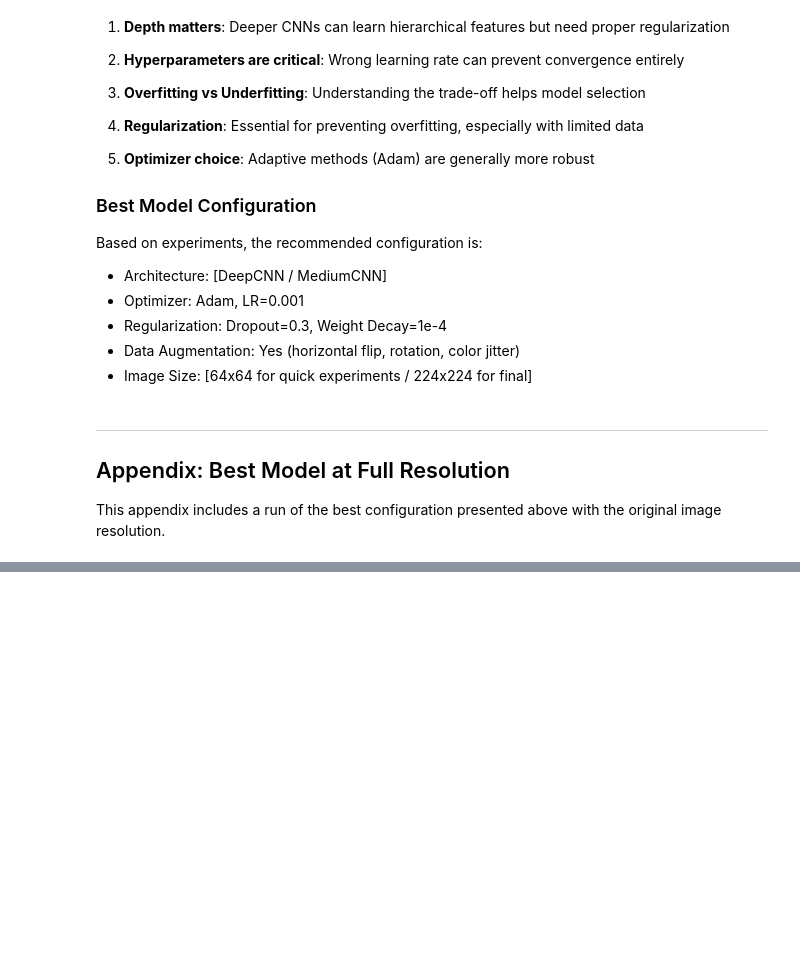
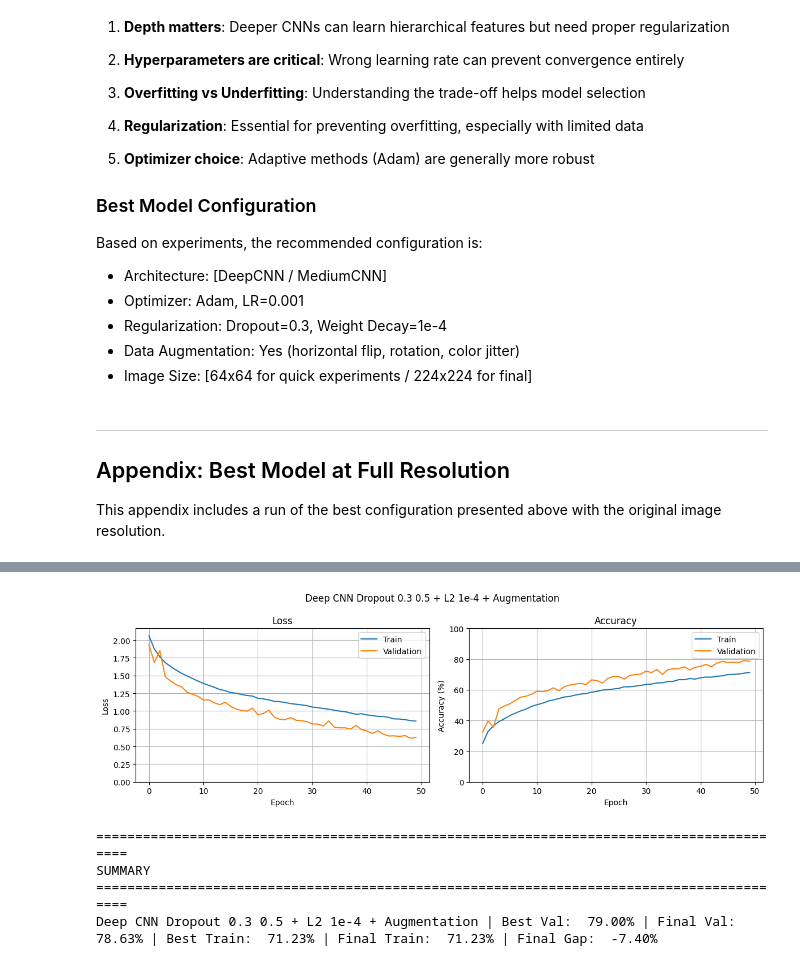
Before and after one commit to marcosncosta1/DeepLearning_practical_1, a Jupyter notebook: cnn_experiments.ipynb, the cells around one changed output, grey strips where cells are left out. Cells and saved outputs as stored; diff of their text form; code cells hidden in the pictures; blank space fills up the shorter version.

Commit message:
Best Model at full resolution

```diff
--- a/cnn_experiments.ipynb
+++ b/cnn_experiments.ipynb
@@ -255,11 +258,9 @@ def get_working_dir():
         return os.getcwd()
 
 
-def train_model(model, train_loader, val_loader, config, device=device, use_wandb=True):
+def train_model(model, train_loader, val_loader, config, device=device, wandb=True):
     """
     Full training loop with W&B logging.
-
-    use_wandb: if True, log to Weights & Biases. Named use_wandb (not wandb) so the wandb package is not shadowed.
 
     config dict should contain:
         - experiment: experiment name
@@ -274,14 +275,14 @@ def train_model(model, train_loader, val_loader, config, device=device, use_wand
 
     model_name = config.get('model_name', 'unnamed_model')
 
-    if use_wandb:
+    if wandb:
         run = wandb.init(
             project=WANDB_PROJECT,
             entity=WANDB_ENTITY,
             name=f"{config.get('experiment', 'unnamed_experiment')}_{model_name}",
             config=config,
             reinit=True
-        )
+    )
 
     criterion = nn.CrossEntropyLoss()
     opt_name = config.get('optimizer', 'adam').lower()
@@ -308,7 +309,7 @@ def train_model(model, train_loader, val_loader, config, device=device, use_wand
     model = model.to(device)
 
     # Log model architecture
-    if use_wandb:
+    if wandb:
         wandb.watch(model, log='all', log_freq=100)
 
     for epoch in range(epochs):
@@ -316,7 +317,7 @@ def train_model(model, train_loader, val_loader, config, device=device, use_wand
         val_loss, val_acc = evaluate(model, val_loader, criterion, device)
 
         # Log metrics to W&B
-        if use_wandb:
+        if wandb:
             wandb.log({
                 'epoch': epoch + 1,
                 'train/loss': train_loss,
@@ -337,7 +338,7 @@ def train_model(model, train_loader, val_loader, config, device=device, use_wand
               f"Val Loss: {val_loss:.4f}, Acc: {val_acc:.2f}%")
 
     # Log final summary metrics
-    if use_wandb:
+    if wandb:
         wandb.summary['best_val_accuracy'] = max(history['val_acc'])
         wandb.summary['final_val_accuracy'] = history['val_acc'][-1]
         wandb.summary['final_train_accuracy'] = history['train_acc'][-1]
@@ -2375,3 +2373,18 @@ Based on experiments, the recommended configuration is:
 ## Appendix: Best Model at Full Resolution
 
 This appendix includes a run of the best configuration presented above with the original image resolution.
+# %%
+train_loader, val_loader, _, _ = get_data_loaders(img_size=224, augment=True)
+
+model = DeepCNNRegularized(num_classes=NUM_CLASSES, dropout_conv=0.3, dropout_classifier=0.5)
+
+config = {
+    'experiment': 'Best Model at Full Resolution',
+    'model_name': 'Deep CNN Dropout 0.3 0.5 + L2 1e-4 + Augmentation',
+    'epochs': 50,
+    'lr': 0.001,
+    'weight_decay': 1e-4,
+    'optimizer': 'adam',
+}
+
+augmentation_history = train_model(model, train_loader, val_loader, config, wandb=None)
@@ -2377,0 +2409,12 @@ This appendix includes a run of the best configuration presented above with the
+# %%
+if "augmentation_history" not in globals():
+    augmentation_history = load_history("Deep CNN Dropout 0.3 0.5 + L2 1e-4 + Augmentation")
+
+plot_history(augmentation_history, title="Deep CNN Dropout 0.3 0.5 + L2 1e-4 + Augmentation")
+summarize_histories([augmentation_history], ["Deep CNN Dropout 0.3 0.5 + L2 1e-4 + Augmentation"])
+# %% [output]
+[figure, added]
+==========================================================================================
+SUMMARY
+==========================================================================================
+Deep CNN Dropout 0.3 0.5 + L2 1e-4 + Augmentation | Best Val:  79.00% | Final Val:  78.63% | Best Train:  71.23% | Final Train:  71.23% | Final Gap:  -7.40%
```
Also changed, not shown: parts of 20 cells of this notebook.
